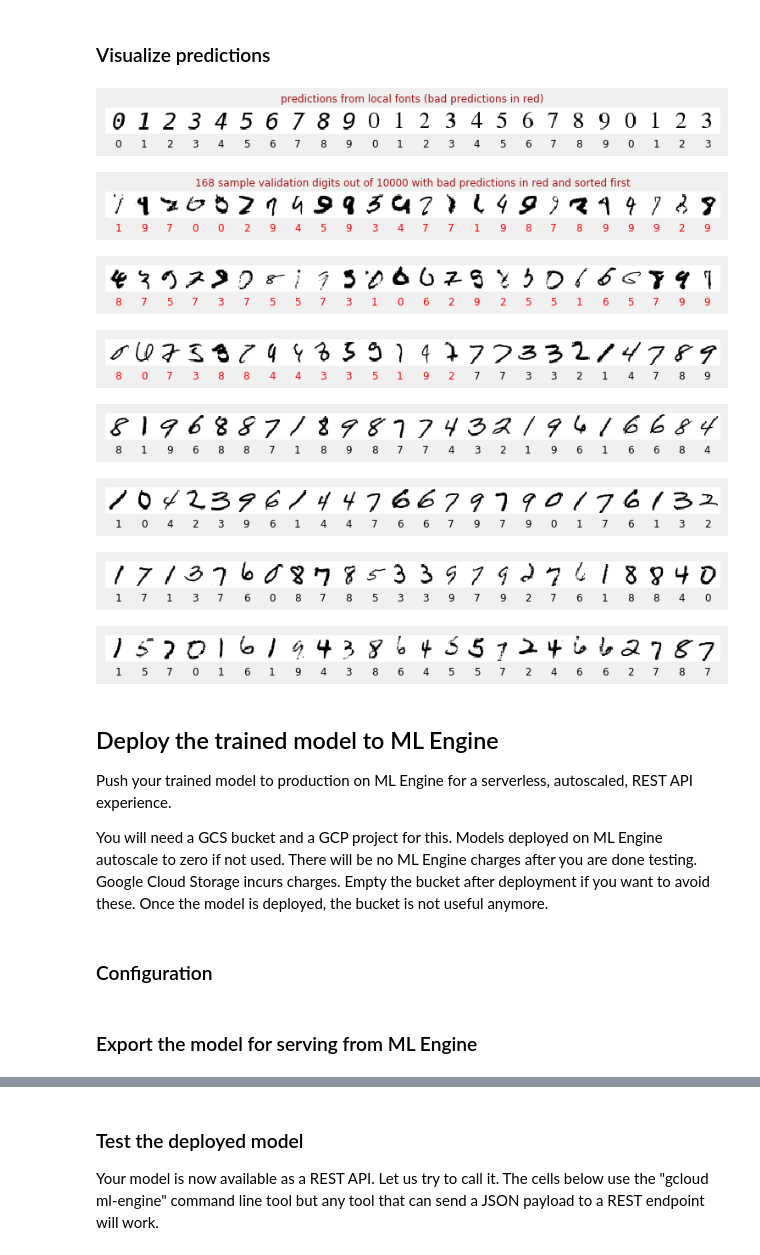
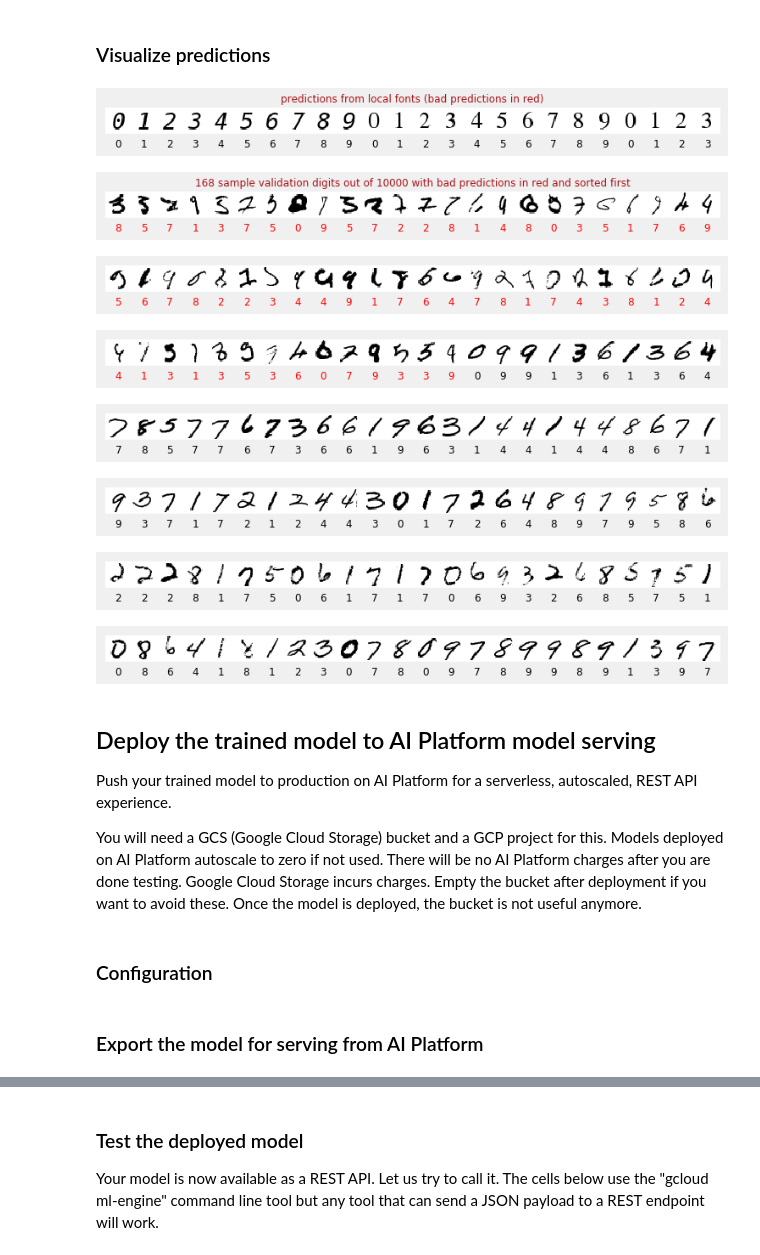
Before and after one commit to tensorflow/tpu, a Jupyter notebook: tools/colab/keras_mnist_tpu.ipynb, the cells around one changed output, grey strips where cells are left out. Cells and saved outputs as stored; diff of their text form; code cells hidden in the pictures.

Commit message:
Text exposed to open source public git repo.
PiperOrigin-RevId: 262436334

```diff
--- a/tools/colab/keras_mnist_tpu.ipynb
+++ b/tools/colab/keras_mnist_tpu.ipynb
@@ -186,15 +209,31 @@ If you depend on functionality not listed there, please file an issue.
+# %%
+BATCH_SIZE = 64 * strategy.num_replicas_in_sync # Gobal batch size.
+# The global batch size will be automatically sharded across all
+# replicas by the tf.data.Dataset API. A single TPU has 8 cores.
+# The best practice is to scale the batch size by the number of
+# replicas (cores). The learning rate should be increased as well.
+
+LEARNING_RATE = 0.01
+LEARNING_RATE_EXP_DECAY = 0.6 if strategy.num_replicas_in_sync == 1 else 0.7
+# Learning rate computed later as LEARNING_RATE * LEARNING_RATE_EXP_DECAY**epoch
+# 0.7 decay instead of 0.6 means a slower decay, i.e. a faster learnign rate.
+
+training_images_file   = 'gs://mnist-public/train-images-idx3-ubyte'
+training_labels_file   = 'gs://mnist-public/train-labels-idx1-ubyte'
+validation_images_file = 'gs://mnist-public/t10k-images-idx3-ubyte'
+validation_labels_file = 'gs://mnist-public/t10k-labels-idx1-ubyte'
 # %% [markdown]
 ### tf.data.Dataset: parse files and prepare training and validation datasets
 Please read the [best practices for building](https://www.tensorflow.org/guide/performance/datasets) input pipelines with tf.data.Dataset
 # %%
 def read_label(tf_bytestring):
-    label = tf.decode_raw(tf_bytestring, tf.uint8)
+    label = tf.io.decode_raw(tf_bytestring, tf.uint8)
     label = tf.reshape(label, [])
     label = tf.one_hot(label, 10)
     return label
 
 def read_image(tf_bytestring):
-    image = tf.decode_raw(tf_bytestring, tf.uint8)
+    image = tf.io.decode_raw(tf_bytestring, tf.uint8)
     image = tf.cast(image, tf.float32)/256.0
     image = tf.reshape(image, [28*28])
     return image
@@ -209,16 +248,16 @@ def load_dataset(image_file, label_file):
 
 def get_training_dataset(image_file, label_file, batch_size):
     dataset = load_dataset(image_file, label_file)
-    dataset = dataset.cache()  # this small dataset can be entirely cached in RAM, for TPU this is important to get good performance from such a small dataset
+    dataset = dataset.cache()  # this small dataset can be entirely cached in RAM
     dataset = dataset.shuffle(5000, reshuffle_each_iteration=True)
     dataset = dataset.repeat() # Mandatory for Keras for now
     dataset = dataset.batch(batch_size, drop_remainder=True) # drop_remainder is important on TPU, batch size must be fixed
-    dataset = dataset.prefetch(10)  # fetch next batches while training on the current one
+    dataset = dataset.prefetch(-1)  # fetch next batches while training on the current one (-1: autotune prefetch buffer size)
     return dataset
 
 def get_validation_dataset(image_file, label_file):
     dataset = load_dataset(image_file, label_file)
-    dataset = dataset.cache() # this small dataset can be entirely cached in RAM, for TPU this is important to get good performance from such a small dataset
+    dataset = dataset.cache() # this small dataset can be entirely cached in RAM
     dataset = dataset.batch(10000, drop_remainder=True) # 10000 items in eval dataset, all in one batch
     dataset = dataset.repeat() # Mandatory for Keras for now
     return dataset
@@ -359,0 +350,14 @@ dict_keys(['val_loss', 'val_acc', 'loss', 'acc', 'lr'])
+# %%
+EPOCHS = 10
+steps_per_epoch = 60000//BATCH_SIZE  # 60,000 items in this dataset
+print("Steps per epoch: ", steps_per_epoch)
+
+# Little wrinkle: in the present version of Tensorfow (1.14), switching a TPU
+# between training and evaluation is slow (approx. 10 sec). For small models,
+# it is recommeneded to run a single eval at the end.
+history = model.fit(training_dataset,
+                    steps_per_epoch=steps_per_epoch, epochs=EPOCHS,
+                    callbacks=[lr_decay])
+
+final_stats = model.evaluate(validation_dataset, steps=1)
+print("Validation accuracy: ", final_stats[1])
@@ -361,30 +387,30 @@ dict_keys(['val_loss', 'val_acc', 'loss', 'acc', 'lr'])
 ### Visualize predictions
 # %%
 # recognize digits from local fonts
-probabilities = trained_model.predict(font_digits, steps=1)
+probabilities = model.predict(font_digits, steps=1)
 predicted_labels = np.argmax(probabilities, axis=1)
 display_digits(font_digits, predicted_labels, font_labels, "predictions from local fonts (bad predictions in red)", N)
 
 # recognize validation digits
-probabilities = trained_model.predict(validation_digits, steps=1)
+probabilities = model.predict(validation_digits, steps=1)
 predicted_labels = np.argmax(probabilities, axis=1)
 display_top_unrecognized(validation_digits, predicted_labels, validation_labels, N, 7)
 # %% [output]
 [figure]
-[figure, old version]
+[figure, new version]
-[figure, old version]
+[figure, new version]
-[figure, old version]
+[figure, new version]
-[figure, old version]
+[figure, new version]
-[figure, old version]
+[figure, new version]
-[figure, old version]
+[figure, new version]
-[figure, old version]
+[figure, new version]
 # %% [markdown]
-## Deploy the trained model to ML Engine
+## Deploy the trained model to AI Platform model serving
 
-Push your trained model to production on ML Engine for a serverless, autoscaled, REST API experience.
+Push your trained model to production on AI Platform for a serverless, autoscaled, REST API experience.
 
-You will need a GCS bucket and a GCP project for this.
-Models deployed on ML Engine autoscale to zero if not used. There will be no ML Engine charges after you are done testing.
+You will need a GCS (Google Cloud Storage) bucket and a GCP project for this.
+Models deployed on AI Platform autoscale to zero if not used. There will be no AI Platform charges after you are done testing.
 Google Cloud Storage incurs charges. Empty the bucket after deployment if you want to avoid these. Once the model is deployed, the bucket is not useful anymore.
 # %% [markdown]
 ### Configuration
@@ -398,4 +424,4 @@ MODEL_VERSION = "v0" #@param {type:"string"}
 assert PROJECT, 'For this part, you need a GCP project. Head to http://console.cloud.google.com/ and create one.'
 assert re.search(r'gs://.+', BUCKET), 'For this part, you need a GCS bucket. Head to http://console.cloud.google.com/storage and create one.'
 # %% [markdown]
-### Export the model for serving from ML Engine
+### Export the model for serving from AI Platform
```
Also changed, not shown: parts of 30 cells of this notebook.
